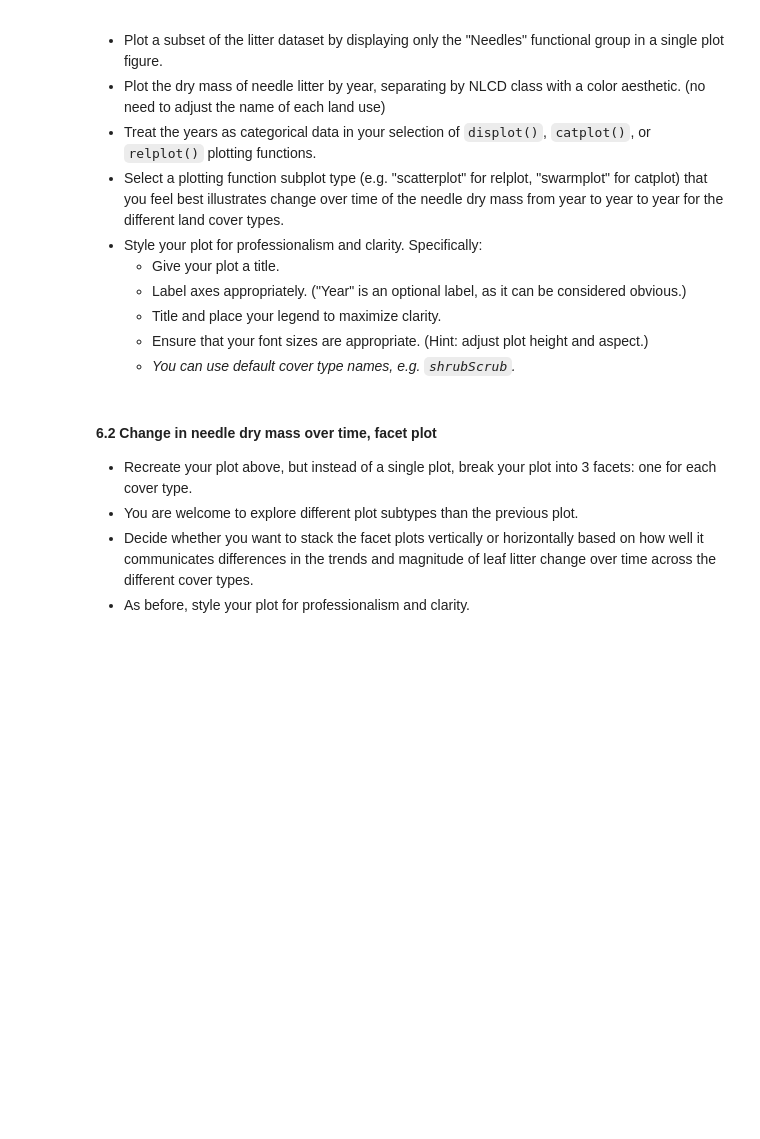
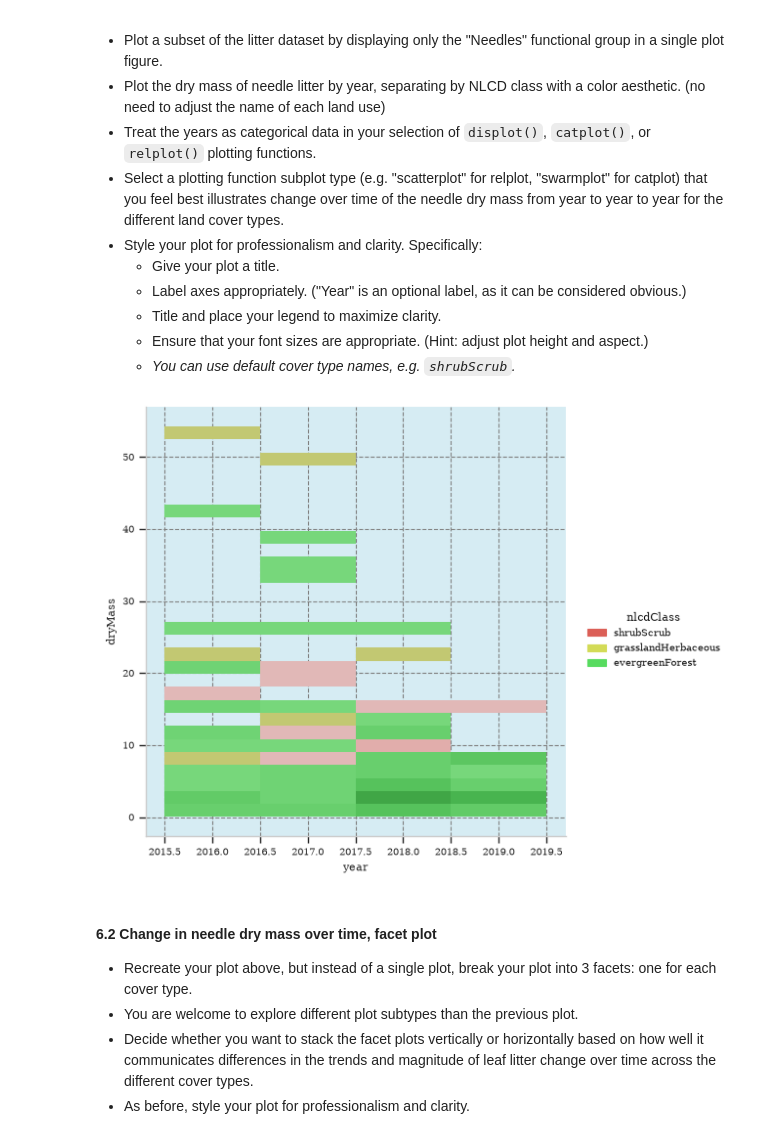
Before and after one commit to Sophiacyt/ENV700, a Jupyter notebook: Assignments/st570_A5-DataVisualization.ipynb, the cells around one changed output. Cells and saved outputs as stored; diff of their text form; code cells hidden in the pictures; blank space fills up the shorter version.

Commit message:
plot 4 in progress

```diff
--- a/Assignments/st570_A5-DataVisualization.ipynb
+++ b/Assignments/st570_A5-DataVisualization.ipynb
@@ -74,8 +74,8 @@ NTL.head(5)
 | 4 | Paul Lake | 1984 | 148 | 5 | 1984-05-27 | 1.00 | 14.5 | 8.8 | ... |
 # %%
 # 2.2.1 Import the NEON NIWO dataset, setting the `collectDate` field to a datetime object
-NEON = pd.read_csv(processed_fldr/'NEON_NIWO_Litter_mass_trap_Processed.csv', parse_dates = ['collectDate'])
-NEON.head()
+litter = pd.read_csv(processed_fldr/'NEON_NIWO_Litter_mass_trap_Processed.csv', parse_dates = ['collectDate'])
+litter.head()
 # %% [output]
 |  | plotID | trapID | collectDate | functionalGroup | dryMass | qaDryMass | subplotID | decimalLatitude | ... |
 | 0 | NIWO_062 | NIWO_062_050 | 2016-06-16 | Seeds | 0.00 | N | 31 | 40.051140 | ... |
@@ -85,6 +85,6 @@ NEON.head()
 | 4 | NIWO_058 | NIWO_058_101 | 2016-06-16 | Needles | 1.11 | Y | 32 | 40.048719 | ... |
 # %%
 # 2.2.2 Create a year column from the `collectDate` field.
-NEON['year']=NEON['collectDate'].dt.year
+litter['year']=litter['collectDate'].dt.year
 # %%
 # 2.2.3 Display the first 5 records of the dataframe
@@ -234,6 +234,20 @@ We are curious how the amount of needles is changing from year to year, specific
     - *You can use default cover type names, e.g. `shrubScrub`.*
 # %%
 # 6. Plot the dry mass of needles over time, separated by NLCD cover type
+litter.head()
+needle_litter = litter.loc[
+    litter['functionalGroup']=='Needles'
+]
+needle_litter['year'] = needle_litter['year'].astype('category')
+g4 = sns.displot(
+    data = needle_litter,
+    x = 'year',
+    y = 'dryMass',
+    kind = 'hist',
+    hue = 'nlcdClass'
+)
+# %% [output]
+[figure, added]
 # %% [markdown]
 #### 6.2 Change in needle dry mass over time, facet plot
 * Recreate your plot above, but instead of a single plot, break your plot into 3 facets: one for each cover type.
```
Also changed, not shown: parts of 1 cell of this notebook.
